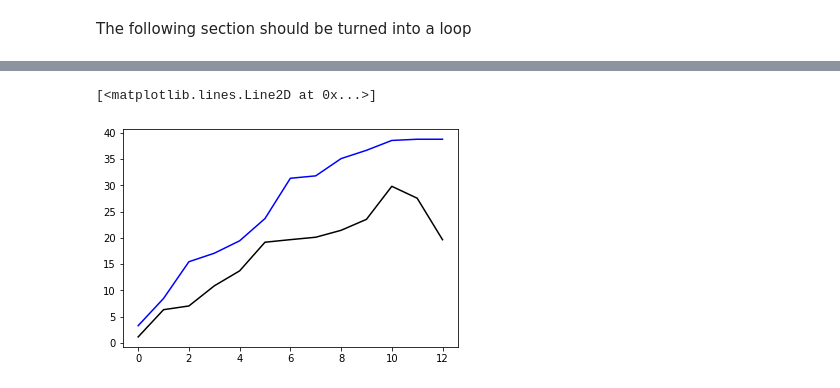
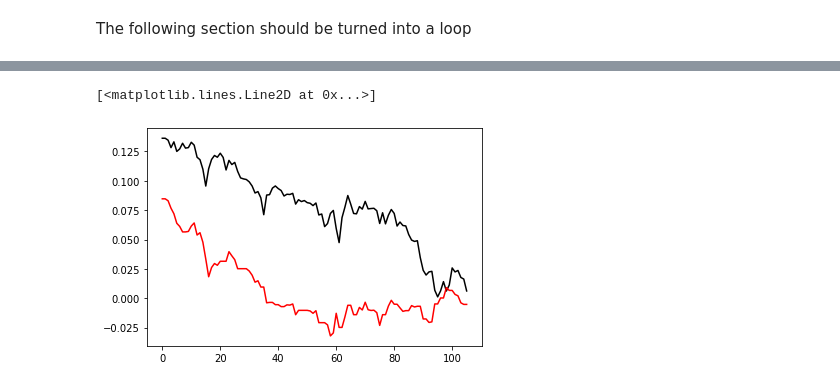
Before and after one commit to kappandrew2/DataPreProcessing, a Jupyter notebook: MarketResearch_v003.ipynb, the cells around one changed output, grey strips where cells are left out. Cells and saved outputs as stored; diff of their text form; code cells hidden in the pictures.

```diff
--- a/MarketResearch_v003.ipynb
+++ b/MarketResearch_v003.ipynb
@@ -526,14 +457,0 @@ yb_pred_num is a number that can help tune the model. Any number above .5 is les
-# %%
-yb_pred_num = 0.30
-yb_pred_num_low = .25
-yb_pred_num_high = .75
-
-results['y_pred_arg'] = np.where(results['y_pred'] > 0, 1, 0)
-results['yb_pred_arg'] = np.where((results['yb_pred'] > yb_pred_num_low) & (results['yb_pred'] < yb_pred_num_high), 1, 0)
-results['y_all_pred_arg'] = np.where(results['y_all_pred'] > 0, 1, 0)
-results['y_all_b_pred_arg'] = np.where((results['y_all_pred_b'] > yb_pred_num_low) & (results['y_all_pred_b'] < yb_pred_num_high), 1, 0)
-results['y_actual_arg'] = np.where(results['y_actual'] > 0, 1, 0)
-results['yb_acutal_arg'] = np.where(results['yb_actual'] > 0, 1, 0)
-results['votes'] = results['y_pred_arg'] + results['yb_pred_arg'] + results['y_all_pred_arg'] + results['y_all_b_pred_arg']
-
-print(results)
@@ -618,8 +457,0 @@ Each model is measured as well as a various combination of the models.
-# %%
-#Removed these to test the model without short
-
-results['y_buy'] = np.where(results['y_pred_arg'] >= 1, results['y_actual'], 0) #results['y_short'])
-results['yb_buy'] = np.where(results['yb_pred_arg'] >= 1, results['yb_actual'], 0) #results['y_short'])
-results['yall_buy'] = np.where(results['y_all_pred_arg'] >= 1, results['y_actual'], 0) #results['y_short'])
-results['yallb_buy'] = np.where(results['y_all_b_pred_arg'] >= 1, results['yb_actual'], 0) #results['y_short'])
-results['yvote_buy'] = np.where(results['votes']  >= 2, results['y_actual'], 0) # results['y_short'])
@@ -625,0 +466,14 @@ results['yvote_buy'] = np.where(results['votes']  >= 2, results['y_actual'], 0)
+# %%
+results['y_gain_pred_arg'] = np.where((np.where(results['y_1_pred'] > 0, 1, 0) + np.where(results['y_2_pred'] > 0, 1, 0)) > 0, 1, 0)
+results['purchase'] = np.where(results['y_gain_pred_arg'] > 0, np.where(results['y_1_pred'] > results['y_2_pred'], 1, 2), 0)
+results['Close_1'] = Xpred['Close_1']
+results['Close_2'] = Xpred['Close_2']
+results['market'] = results['y_1_actual']/results['Close_1']
+results['purchase_gain_loss'] = np.where(results['purchase'] == 1, #Change these between 1, 2 and 0 to alter the model behavior
+                                         results['y_1_actual']/results['Close_1'],
+                                         np.where(results['purchase'] == 2, #Change these between 1, 2 and 0 to alter the model behavior
+                                                  results['y_2_actual']/results['Close_2'], 0)) #Change these between 1, 2 and 0 to alter the model behavior
+results['market_cumu'] = results.market[::-1].cumsum()
+results['purchase_gain_loss_cumu'] = results.purchase_gain_loss[::-1].cumsum()
+
+results
@@ -625,0 +494,3 @@ results['yvote_buy'] = np.where(results['votes']  >= 2, results['y_actual'], 0)
+# %%
+results['market_cumu'] = results.market[::-1].cumsum()
+results['purchase_gain_loss_cumu'] = results.purchase_gain_loss[::-1].cumsum()
@@ -766,6 +515,6 @@ plt.plot(df1['yvote_buy'], color='brown')
 # %%
-plt.plot(df1['y_actual'], color='black')
-plt.plot(df1['y_buy'], color='blue')
+plt.plot(results['market_cumu'], color='black')
+plt.plot(results['purchase_gain_loss_cumu'], color='red')
 # %% [output]
 [<matplotlib.lines.Line2D at 0x...>]
-[figure, old version]
+[figure, new version]
```
Also changed, not shown: parts of 53 cells of this notebook.
